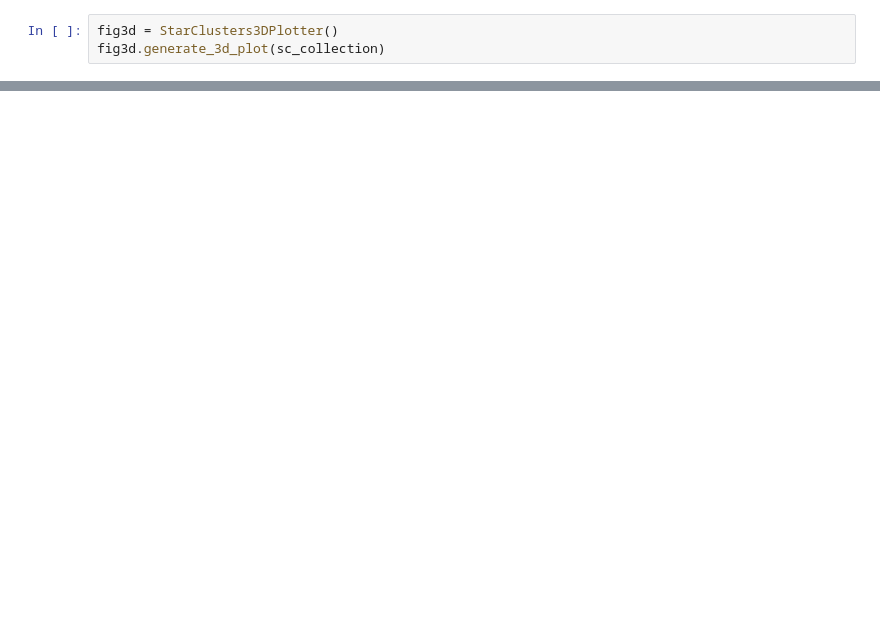
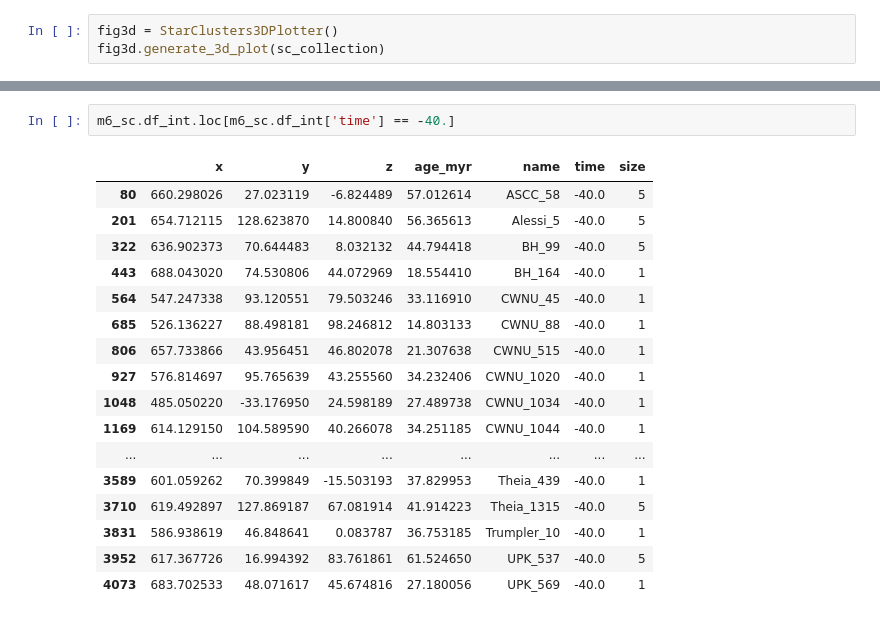
Before and after one commit to CSwigg/oviz, a Jupyter notebook: notebooks/test_notebook.ipynb, the cells around one changed output, grey strips where cells are left out. Saved outputs shown, nothing was run; the diff lists cells and outputs as text; blank space fills up the shorter version.

```diff
--- a/notebooks/test_notebook.ipynb
+++ b/notebooks/test_notebook.ipynb
@@ -42,0 +45,20 @@ cr135_sc.df_int.loc[cr135_sc.df_int['time'] == -20]
+# %%
+m6_sc.df_int.loc[m6_sc.df_int['time'] == -40.]
+# %% [output]
+|  | x | y | z | age_myr | name | time | size |
+| 80 | 660.298026 | 27.023119 | -6.824489 | 57.012614 | ASCC_58 | -40.0 | 5 |
+| 201 | 654.712115 | 128.623870 | 14.800840 | 56.365613 | Alessi_5 | -40.0 | 5 |
+| 322 | 636.902373 | 70.644483 | 8.032132 | 44.794418 | BH_99 | -40.0 | 5 |
+| 443 | 688.043020 | 74.530806 | 44.072969 | 18.554410 | BH_164 | -40.0 | 1 |
+| 564 | 547.247338 | 93.120551 | 79.503246 | 33.116910 | CWNU_45 | -40.0 | 1 |
+| 685 | 526.136227 | 88.498181 | 98.246812 | 14.803133 | CWNU_88 | -40.0 | 1 |
+| 806 | 657.733866 | 43.956451 | 46.802078 | 21.307638 | CWNU_515 | -40.0 | 1 |
+| 927 | 576.814697 | 95.765639 | 43.255560 | 34.232406 | CWNU_1020 | -40.0 | 1 |
+| 1048 | 485.050220 | -33.176950 | 24.598189 | 27.489738 | CWNU_1034 | -40.0 | 1 |
+| 1169 | 614.129150 | 104.589590 | 40.266078 | 34.251185 | CWNU_1044 | -40.0 | 1 |
+| ... | ... | ... | ... | ... | ... | ... | ... |
+| 3589 | 601.059262 | 70.399849 | -15.503193 | 37.829953 | Theia_439 | -40.0 | 1 |
+| 3710 | 619.492897 | 127.869187 | 67.081914 | 41.914223 | Theia_1315 | -40.0 | 5 |
+| 3831 | 586.938619 | 46.848641 | 0.083787 | 36.753185 | Trumpler_10 | -40.0 | 1 |
+| 3952 | 617.367726 | 16.994392 | 83.761861 | 61.524650 | UPK_537 | -40.0 | 5 |
+| 4073 | 683.702533 | 48.071617 | 45.674816 | 27.180056 | UPK_569 | -40.0 | 1 |
```
Also changed, not shown: parts of 3 cells of this notebook, 5 other files.
